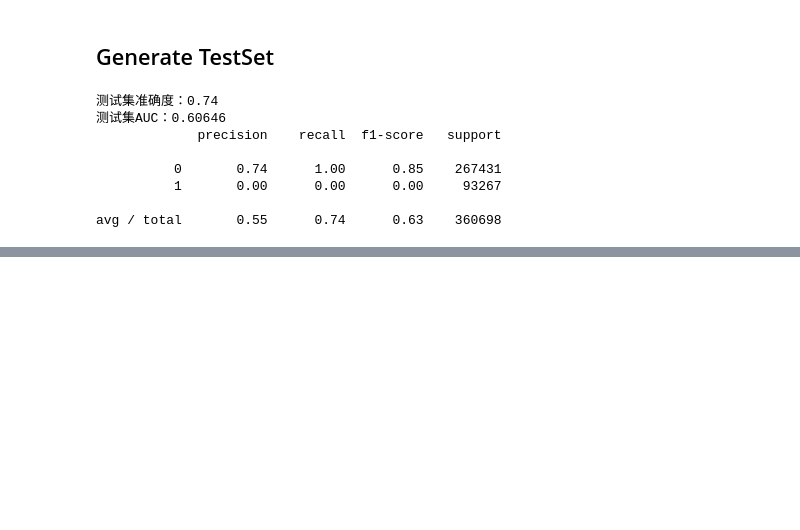
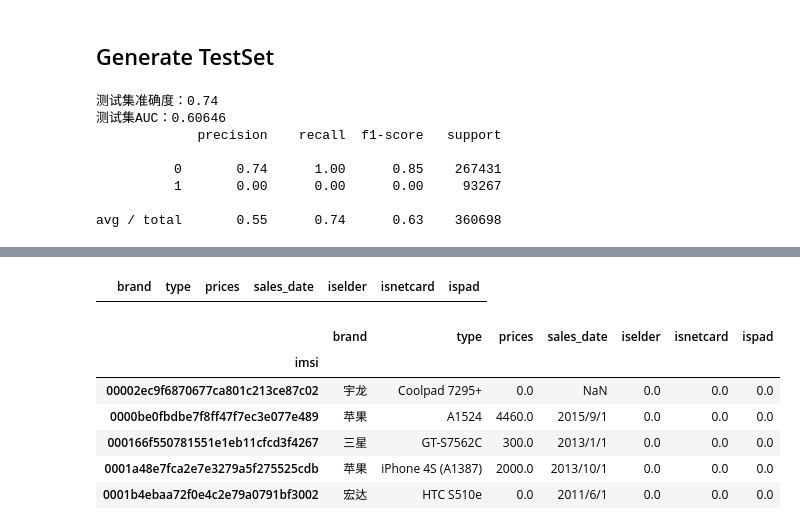
Before and after one commit to CaoZhens/WoPlus_PhoneChangingPrediction, a Jupyter notebook: src/ipynb/woplus_ml.ipynb, the cells around one changed output, grey strips where cells are left out. Cells and saved outputs as stored; diff of their text form; code cells hidden in the pictures; blank space fills up the shorter version.

```diff
--- a/src/ipynb/woplus_ml.ipynb
+++ b/src/ipynb/woplus_ml.ipynb
@@ -107 +110,5 @@ def labelGenerate(df, Mon1, Mon2):
+# %%
+def dfSelCol(df, mon):
+    featList = df.columns.tolist()
+    return df.loc[:, map(lambda i: re.findall('\d{2}',featList[i])[0] == mon, np.arange(len(featList)))]
 # %% [markdown]
@@ -342,0 +495,10 @@ avg / total       0.55      0.74      0.63    360698
+# %%
+# 重新加载新的终端库信息
+df_tacinfo = pd.read_csv('{}/tacinfo_for_woplus_deal_utf8.csv'.format(path))
+df_tacinfo.columns = ['brand','type','brandtype','sumusers','avgusers','prices','sales_date','iselder','isnetcard','ispad']
+df_tacinfo = df_tacinfo.loc[:, ['brand','type','prices','sales_date','iselder','isnetcard','ispad']]
+df_tacinfo.iselder = df_tacinfo.iselder.fillna(0)
+df_tacinfo.isnetcard = df_tacinfo.isnetcard.fillna(0)
+df_tacinfo.ispad = df_tacinfo.ispad.fillna(0)
+df_tacinfo.prices = df_tacinfo.prices.fillna(0)
+df_tacinfo.head()
@@ -342,0 +512,24 @@ avg / total       0.55      0.74      0.63    360698
+# %%
+# df_tacinfo[df_tacinfo.brand == '苹果'].head()
+df_tacinfo[df_tacinfo.brand == u'苹果'].head()
+# %% [output]
+|  | brand | type | prices | sales_date | iselder | isnetcard | ispad |
+# %%
+# 增加终端相关特征
+def addMeFeats(df, mon):
+    df_me_sel = dfSelCol(df, mon).reset_index()
+    df_me_sel.columns = ['imsi', 'brand', 'type']
+    df_me_featadd = df_me_sel.merge(df_tacinfo, left_on=['brand','type'], right_on=['brand','type'], how='left')
+    df_me_featadd.set_index('imsi', inplace=True)
+    return df_me_featadd
+
+df_me_09_featadd1 = addMeFeats(df_me_piv, '09')
+df_me_09_featadd1.head()
+# %% [output]
+|  | brand | type | prices | sales_date | iselder | isnetcard | ispad |
+| imsi |  |  |  |  |  |  |  |
+| 00002ec9f6870677ca801c213ce87c02 | 宇龙 | Coolpad 7295+ | 0.0 | NaN | 0.0 | 0.0 | 0.0 |
+| 0000be0fbdbe7f8ff47f7ec3e077e489 | 苹果 | A1524 | 4460.0 | 2015/9/1 | 0.0 | 0.0 | 0.0 |
+| 000166f550781551e1eb11cfcd3f4267 | 三星 | GT-S7562C | 300.0 | 2013/1/1 | 0.0 | 0.0 | 0.0 |
+| 0001a48e7fca2e7e3279a5f275525cdb | 苹果 | iPhone 4S (A1387) | 2000.0 | 2013/10/1 | 0.0 | 0.0 | 0.0 |
+| 0001b4ebaa72f0e4c2e79a0791bf3002 | 宏达 | HTC S510e | 0.0 | 2011/6/1 | 0.0 | 0.0 | 0.0 |
```
Also changed, not shown: parts of 25 cells of this notebook.
